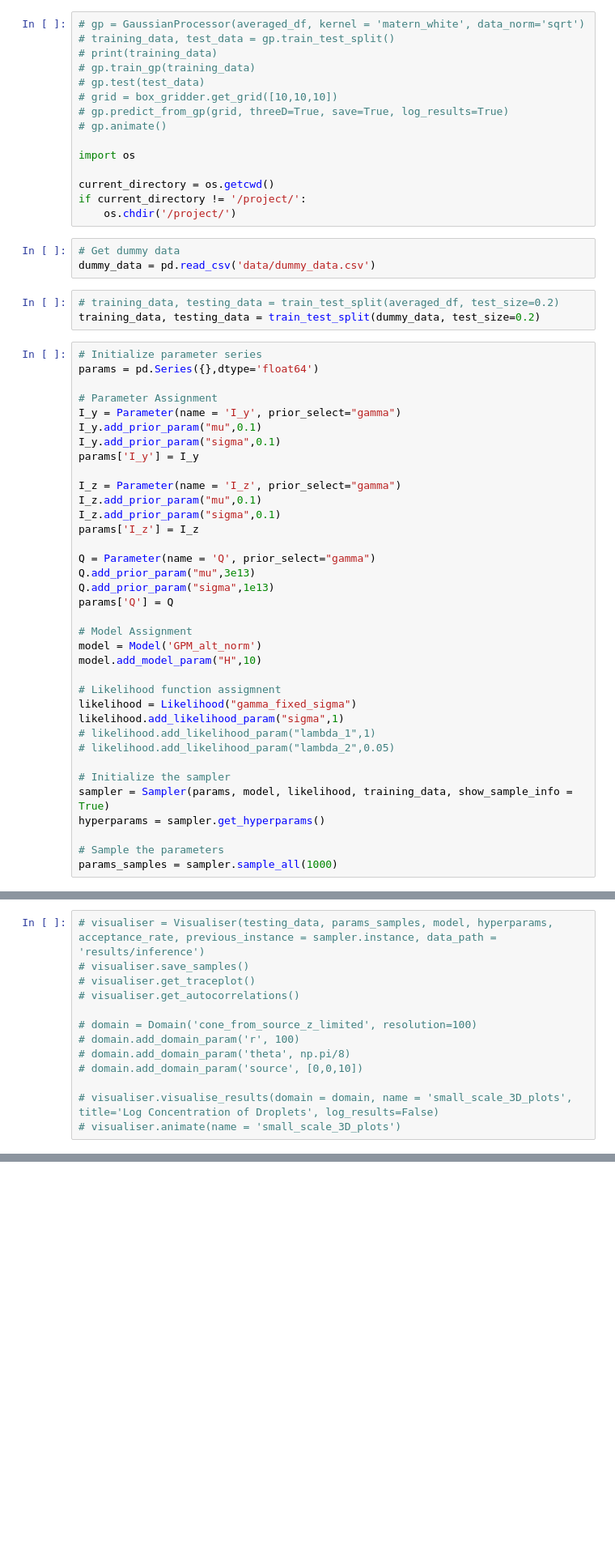
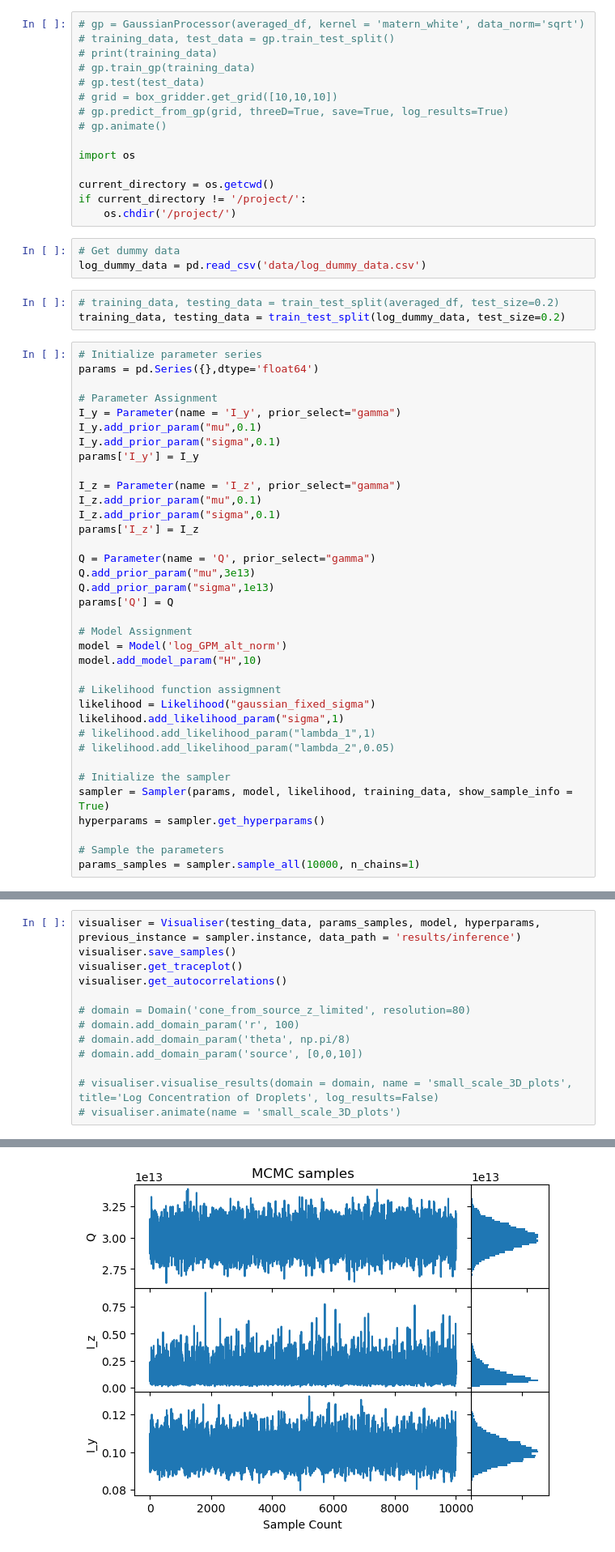
Before and after one commit to samcd22/PhD_project, a Jupyter notebook: driver.ipynb, the cells around one changed output, grey strips where cells are left out. Shown: that part at 81% size. Saved outputs shown, nothing was run; the diff lists cells and outputs as text; blank space fills up the shorter version.

Commit message:
Sampler is now working - next step is to work on getting all of the diagnostic info

```diff
--- a/driver.ipynb
+++ b/driver.ipynb
@@ -57,10 +57,10 @@ if current_directory != '/project/':
     os.chdir('/project/')
 # %%
 # Get dummy data
-dummy_data = pd.read_csv('data/dummy_data.csv')
+log_dummy_data = pd.read_csv('data/log_dummy_data.csv')
 # %%
 # training_data, testing_data = train_test_split(averaged_df, test_size=0.2)
-training_data, testing_data = train_test_split(dummy_data, test_size=0.2)
+training_data, testing_data = train_test_split(log_dummy_data, test_size=0.2)
 # %%
 # Initialize parameter series
 params = pd.Series({},dtype='float64')
@@ -82,11 +82,11 @@ Q.add_prior_param("sigma",1e13)
 params['Q'] = Q
 
 # Model Assignment
-model = Model('GPM_alt_norm')
+model = Model('log_GPM_alt_norm')
 model.add_model_param("H",10)
 
 # Likelihood function assigmnent
-likelihood = Likelihood("gamma_fixed_sigma")
+likelihood = Likelihood("gaussian_fixed_sigma")
 likelihood.add_likelihood_param("sigma",1)
 # likelihood.add_likelihood_param("lambda_1",1)
 # likelihood.add_likelihood_param("lambda_2",0.05)
@@ -96,5 +96,5 @@ sampler = Sampler(params, model, likelihood, training_data, show_sample_info = T
 hyperparams = sampler.get_hyperparams()
 
 # Sample the parameters
-params_samples = sampler.sample_all(1000)
+params_samples = sampler.sample_all(10000, n_chains=1)
 # %% [output]
@@ -107,10 +107,10 @@ TypeError: Argument '201   -0.003312
 # %%
-# visualiser = Visualiser(testing_data, params_samples, model, hyperparams, acceptance_rate, previous_instance = sampler.instance, data_path = 'results/inference')
-# visualiser.save_samples()
-# visualiser.get_traceplot()
-# visualiser.get_autocorrelations()
+visualiser = Visualiser(testing_data, params_samples, model, hyperparams, previous_instance = sampler.instance, data_path = 'results/inference')
+visualiser.save_samples()
+visualiser.get_traceplot()
+visualiser.get_autocorrelations()
 
-# domain = Domain('cone_from_source_z_limited', resolution=100)
+# domain = Domain('cone_from_source_z_limited', resolution=80)
 # domain.add_domain_param('r', 100)
 # domain.add_domain_param('theta', np.pi/8)
 # domain.add_domain_param('source', [0,0,10])
@@ -121,0 +136 @@ Creating instance
+[figure, added]
```
Also changed, not shown: parts of 3 cells of this notebook, 4 other files.
